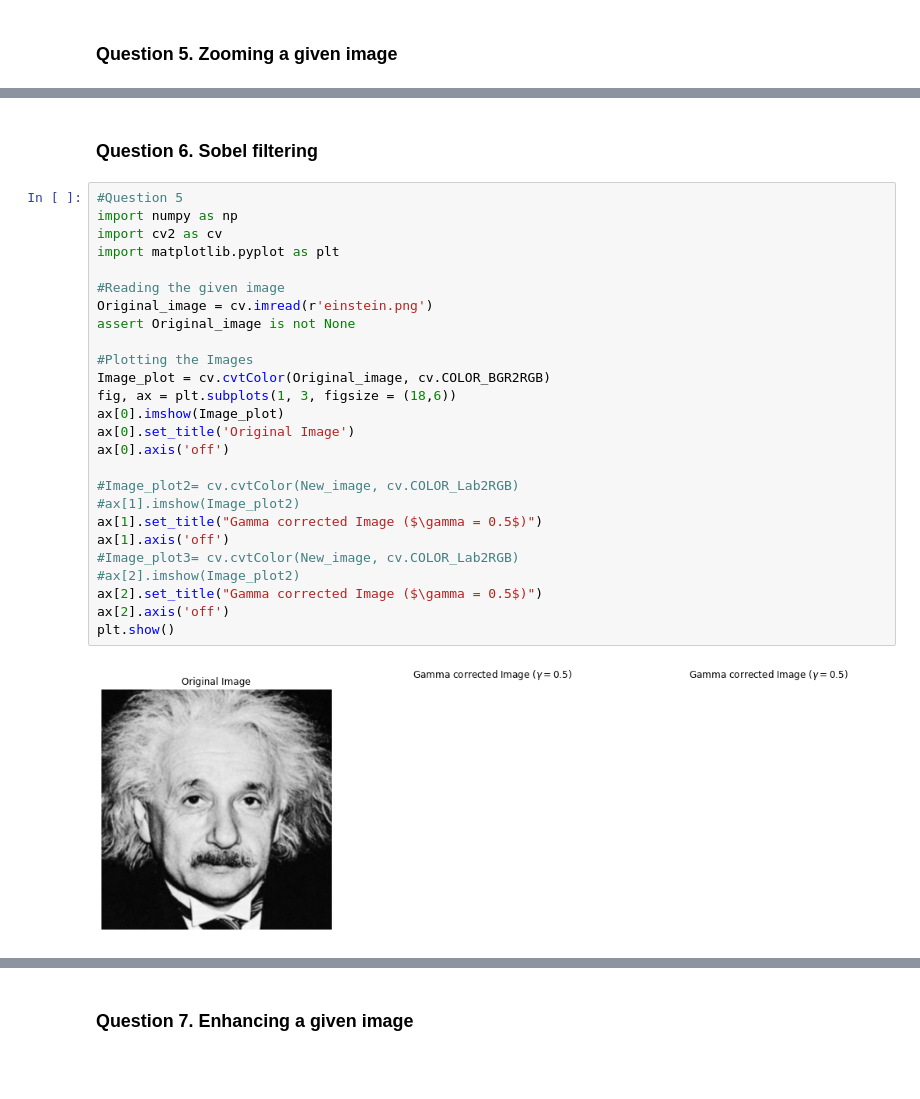
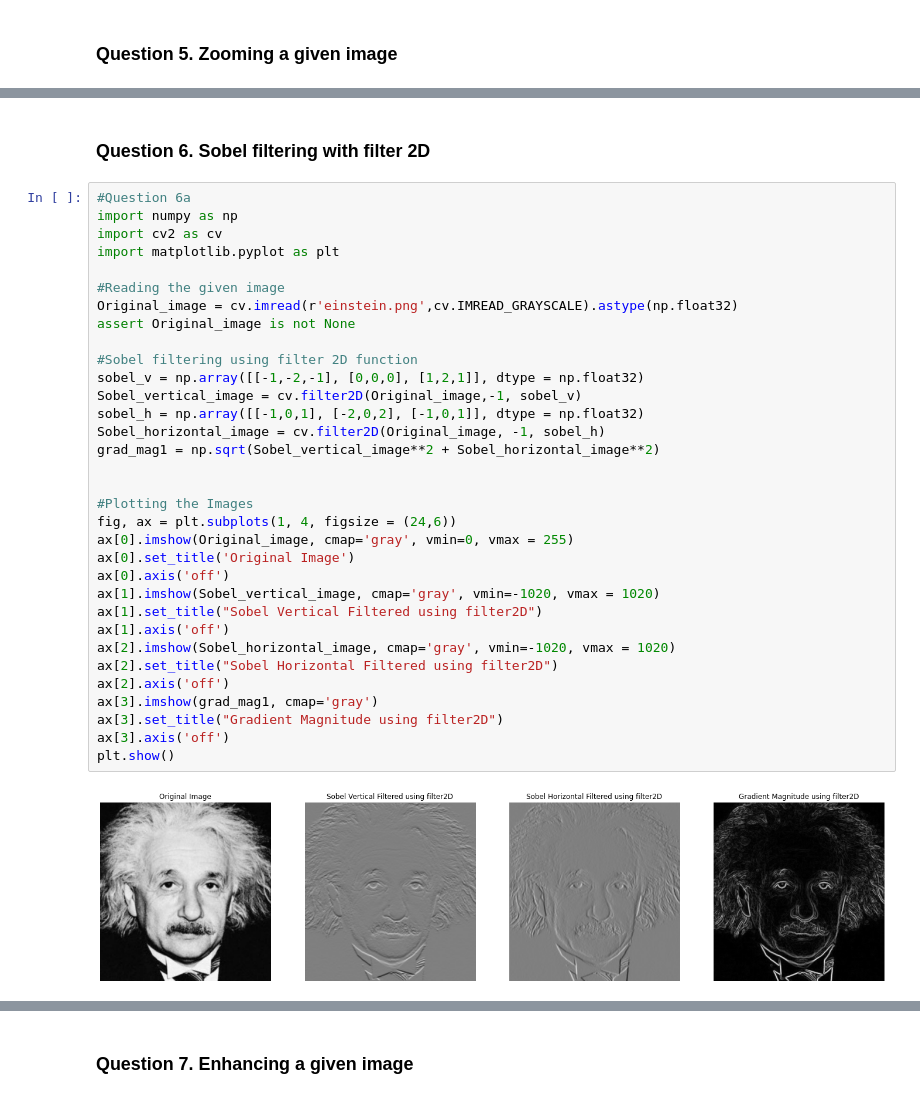
Before and after one commit to K-Thanushan/EN2550-Fundamentals-of-Image-Processing-and-Machine-Vision, a Jupyter notebook: Assignments/Assignment1/EN2550_Assignment1_190621M.ipynb, the cells around one changed output, grey strips where cells are left out. Drawn from its saved outputs; the diff is of its cells as text; blank space fills up the shorter version.

Commit message:
Completed Question 5,6,7

```diff
--- a/Assignments/Assignment1/EN2550_Assignment1_190621M.ipynb
+++ b/Assignments/Assignment1/EN2550_Assignment1_190621M.ipynb
@@ -250,30 +272,37 @@ plt.show()
 # %% [markdown]
-### Question 6. Sobel filtering
+### Question 6. Sobel filtering with filter 2D
 # %%
-#Question 5
+#Question 6a
 import numpy as np
 import cv2 as cv
 import matplotlib.pyplot as plt
 
 #Reading the given image
-Original_image = cv.imread(r'einstein.png')
+Original_image = cv.imread(r'einstein.png',cv.IMREAD_GRAYSCALE).astype(np.float32)
 assert Original_image is not None
 
+#Sobel filtering using filter 2D function
+sobel_v = np.array([[-1,-2,-1], [0,0,0], [1,2,1]], dtype = np.float32)
+Sobel_vertical_image = cv.filter2D(Original_image,-1, sobel_v)
+sobel_h = np.array([[-1,0,1], [-2,0,2], [-1,0,1]], dtype = np.float32)
+Sobel_horizontal_image = cv.filter2D(Original_image, -1, sobel_h)
+grad_mag1 = np.sqrt(Sobel_vertical_image**2 + Sobel_horizontal_image**2)
+
+
 #Plotting the Images
-Image_plot = cv.cvtColor(Original_image, cv.COLOR_BGR2RGB)
-fig, ax = plt.subplots(1, 3, figsize = (18,6))
-ax[0].imshow(Image_plot)
+fig, ax = plt.subplots(1, 4, figsize = (24,6))
+ax[0].imshow(Original_image, cmap='gray', vmin=0, vmax = 255)
 ax[0].set_title('Original Image')
 ax[0].axis('off')
-
-#Image_plot2= cv.cvtColor(New_image, cv.COLOR_Lab2RGB)
-#ax[1].imshow(Image_plot2)
-ax[1].set_title("Gamma corrected Image ($\gamma = 0.5$)")
+ax[1].imshow(Sobel_vertical_image, cmap='gray', vmin=-1020, vmax = 1020)
+ax[1].set_title("Sobel Vertical Filtered using filter2D")
 ax[1].axis('off')
-#Image_plot3= cv.cvtColor(New_image, cv.COLOR_Lab2RGB)
-#ax[2].imshow(Image_plot2)
-ax[2].set_title("Gamma corrected Image ($\gamma = 0.5$)")
+ax[2].imshow(Sobel_horizontal_image, cmap='gray', vmin=-1020, vmax = 1020)
+ax[2].set_title("Sobel Horizontal Filtered using filter2D")
 ax[2].axis('off')
+ax[3].imshow(grad_mag1, cmap='gray')
+ax[3].set_title("Gradient Magnitude using filter2D")
+ax[3].axis('off')
 plt.show()
 # %% [output]
-[figure, old version]
+[figure, new version]
```
Also changed, not shown: parts of 8 cells of this notebook, 3 other files.
